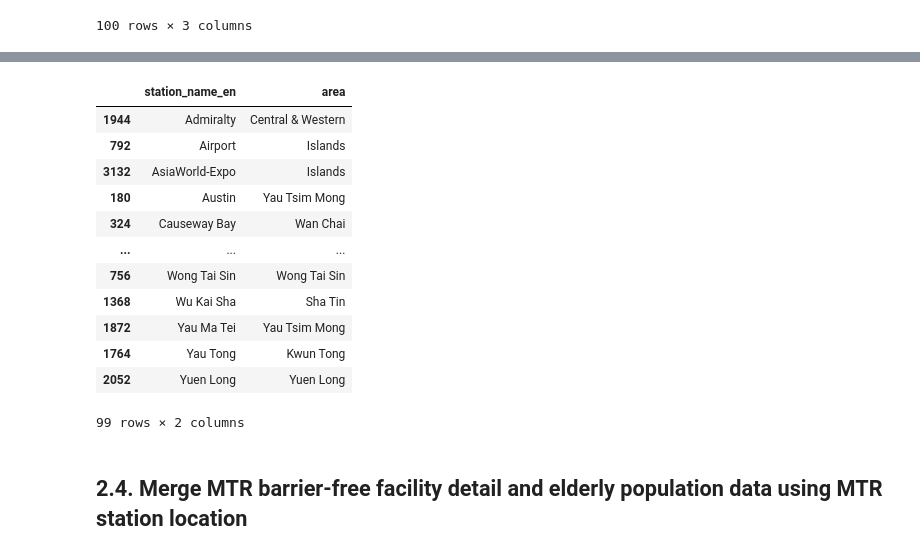
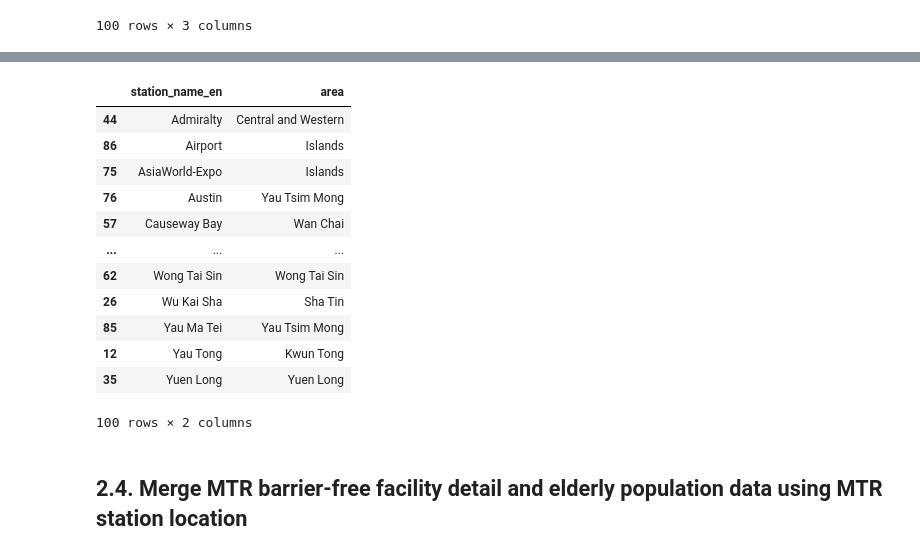
Before and after one commit to linhngo66/MTR-station-accessibility-audit, a Jupyter notebook: HoThiHaiYen-A2.ipynb, the cells around one changed output, grey strips where cells are left out. Cells and saved outputs as stored; diff of their text form; code cells hidden in the pictures.

```diff
--- a/HoThiHaiYen-A2.ipynb
+++ b/HoThiHaiYen-A2.ipynb
@@ -563,8 +563,3 @@ mtr_station
 | 98 | 15121 | Mass Transit Railway Fortress Hil... | Eastern District |
 | 99 | 15128 | Mass Transit Railway Racecourse S... | Sha Tin District |
 100 rows × 3 columns
-# %%
-mtr_station['E_SITENAME'] = mtr_station['E_SITENAME'].str.replace(r'Mass Transit Railway | Station', '', regex=True).str.strip()
-mtr_station['E_DISTRICT'] = mtr_station['E_DISTRICT'].str.replace('District', '').str.strip()
-
-mtr_station
@@ -586,0 +566,7 @@ mtr_station.rename(columns={'E_SITENAME': 'station_name_en', 'E_DISTRICT': 'area
+# %%
+mtr_station['E_SITENAME'] = mtr_station['E_SITENAME'].str.replace(r'Mass Transit Railway | Station', '', regex=True).str.strip()
+mtr_station['E_DISTRICT'] = mtr_station['E_DISTRICT'].str.replace('District', '') \
+        .str.replace('&', 'and') \
+        .str.strip()
+
+mtr_station
@@ -587,20 +589,20 @@ mtr_station.rename(columns={'E_SITENAME': 'station_name_en', 'E_DISTRICT': 'area
 # %%
 # Find stations that belong to 2 areas
-merged_df[['station_name_en', 'area']].drop_duplicates(keep='first').sort_values('station_name_en')
+mtr_station[['station_name_en', 'area']].drop_duplicates(keep='first').sort_values('station_name_en')
 # %% [output]
 |  | station_name_en | area |
-| 1944 | Admiralty | Central & Western |
-| 792 | Airport | Islands |
-| 3132 | AsiaWorld-Expo | Islands |
-| 180 | Austin | Yau Tsim Mong |
-| 324 | Causeway Bay | Wan Chai |
+| 44 | Admiralty | Central and Western |
+| 86 | Airport | Islands |
+| 75 | AsiaWorld-Expo | Islands |
+| 76 | Austin | Yau Tsim Mong |
+| 57 | Causeway Bay | Wan Chai |
 | ... | ... | ... |
-| 756 | Wong Tai Sin | Wong Tai Sin |
-| 1368 | Wu Kai Sha | Sha Tin |
-| 1872 | Yau Ma Tei | Yau Tsim Mong |
-| 1764 | Yau Tong | Kwun Tong |
-| 2052 | Yuen Long | Yuen Long |
+| 62 | Wong Tai Sin | Wong Tai Sin |
+| 26 | Wu Kai Sha | Sha Tin |
+| 85 | Yau Ma Tei | Yau Tsim Mong |
+| 12 | Yau Tong | Kwun Tong |
+| 35 | Yuen Long | Yuen Long |
-99 rows × 2 columns
+100 rows × 2 columns
 # %%
 # Drop inaccurate rows
 mtr_station = mtr_station[~((mtr_station['station_name_en'] == 'Choi Hung') & (mtr_station['area'] == 'Kwun Tong') |
```
Also changed, not shown: parts of 21 cells of this notebook.
